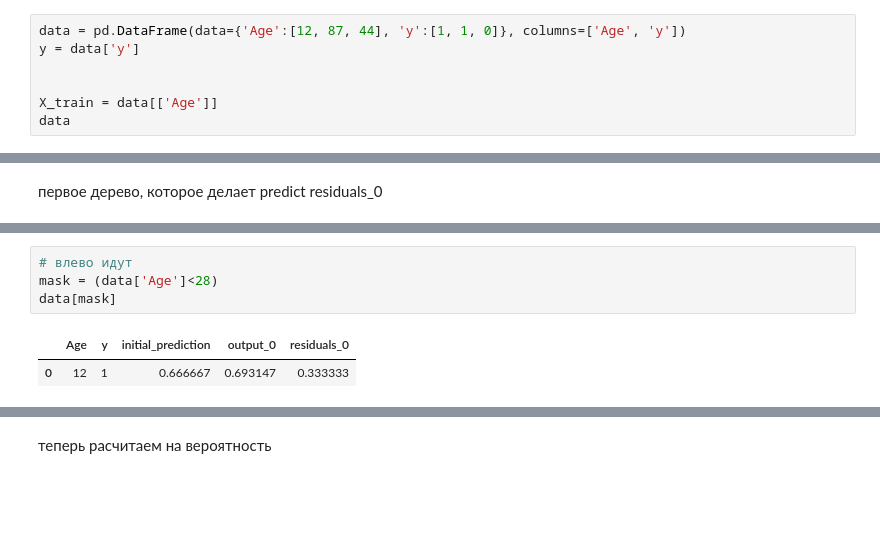
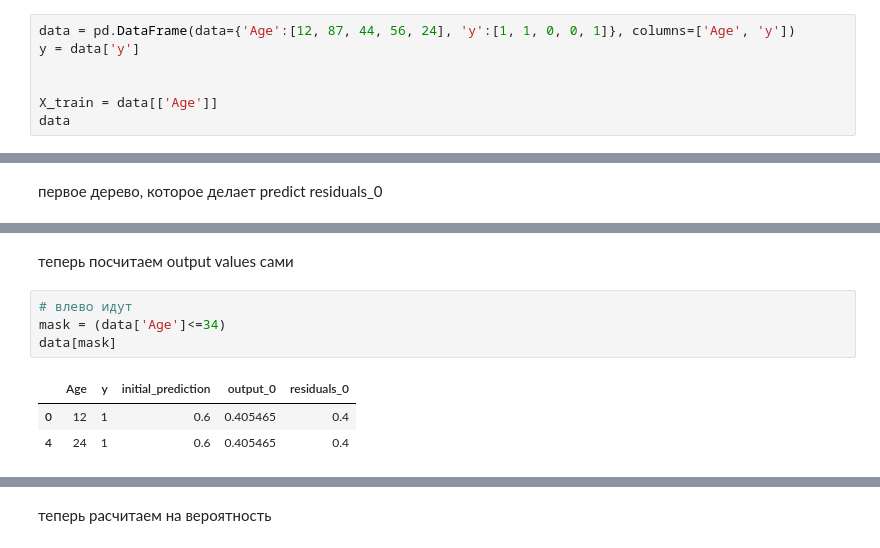
Before and after one commit to astashenko/boosting_by_hand, a Jupyter notebook: boost_classification_handy.ipynb, the cells around one changed output, grey strips where cells are left out. Drawn from its saved outputs; the diff is of its cells as text; blank space fills up the shorter version.

```diff
--- a/boost_classification_handy.ipynb
+++ b/boost_classification_handy.ipynb
@@ -11,5 +14,5 @@ from sklearn.tree import export_graphviz
 # %%
-data = pd.DataFrame(data={'Age':[12, 87, 44], 'y':[1, 1, 0]}, columns=['Age', 'y'])
+data = pd.DataFrame(data={'Age':[12, 87, 44, 56, 24], 'y':[1, 1, 0, 0, 1]}, columns=['Age', 'y'])
 y = data['y']
 
 
@@ -66,7 +84,10 @@ Image(png)
+# %% [markdown]
+теперь посчитаем output values сами
 # %%
 # влево идут
-mask = (data['Age']<28)
+mask = (data['Age']<=34)
 data[mask]
 # %% [output]
 |  | Age | y | initial_prediction | output_0 | residuals_0 |
-| 0 | 12 | 1 | 0.666667 | 0.693147 | 0.333333 |
+| 0 | 12 | 1 | 0.6 | 0.405465 | 0.4 |
+| 4 | 24 | 1 | 0.6 | 0.405465 | 0.4 |
```
Also changed, not shown: parts of 33 cells of this notebook, 2 other files.
